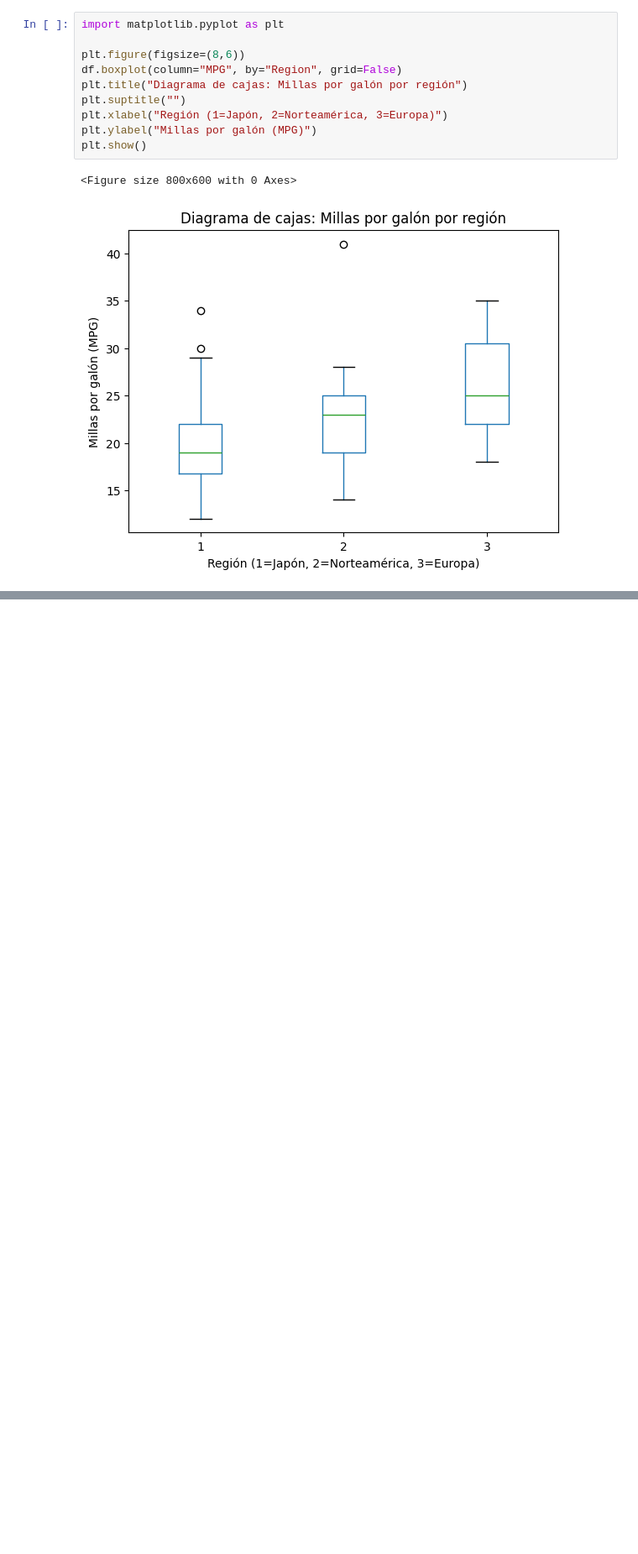
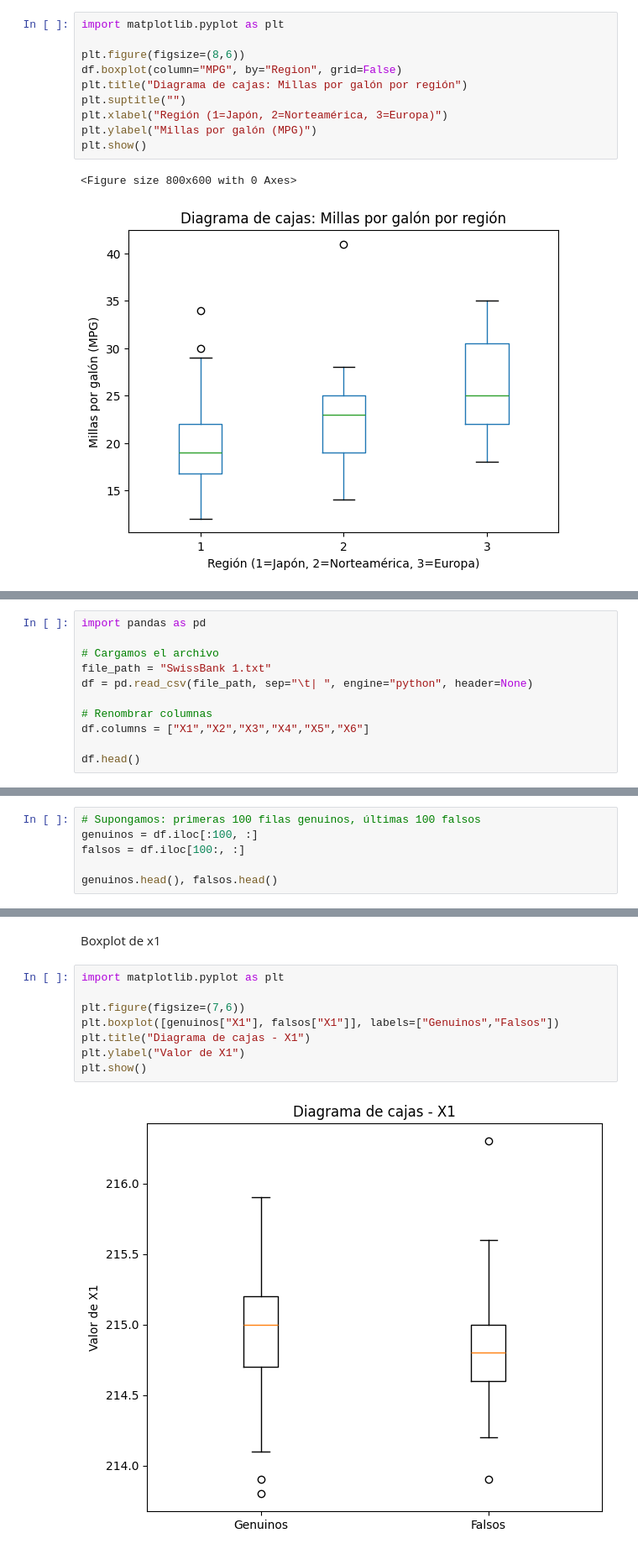
Before and after one commit to 1Enrique9/Ciencia-de-Datos, a Jupyter notebook: 7mo/Analisis_Multivariado/Tareas/Tarea1/T1.ipynb, the cells around one changed output, grey strips where cells are left out. Shown: that part at 84% size. Drawn from its saved outputs; the diff is of its cells as text; blank space fills up the shorter version.

```diff
--- a/7mo/Analisis_Multivariado/Tareas/Tarea1/T1.ipynb
+++ b/7mo/Analisis_Multivariado/Tareas/Tarea1/T1.ipynb
@@ -194,0 +199,11 @@ plt.show()
+# %%
+import pandas as pd
+
+# Cargamos el archivo
+file_path = "SwissBank 1.txt"
+df = pd.read_csv(file_path, sep="\t| ", engine="python", header=None)
+
+# Renombrar columnas
+df.columns = ["X1","X2","X3","X4","X5","X6"]
+
+df.head()
@@ -194,0 +217,6 @@ plt.show()
+# %%
+# Supongamos: primeras 100 filas genuinos, últimas 100 falsos
+genuinos = df.iloc[:100, :]
+falsos = df.iloc[100:, :]
+
+genuinos.head(), falsos.head()
@@ -194,0 +236,12 @@ plt.show()
+# %% [markdown]
+Boxplot de x1
+# %%
+import matplotlib.pyplot as plt
+
+plt.figure(figsize=(7,6))
+plt.boxplot([genuinos["X1"], falsos["X1"]], labels=["Genuinos","Falsos"])
+plt.title("Diagrama de cajas - X1")
+plt.ylabel("Valor de X1")
+plt.show()
+# %% [output]
+[figure, added]
```
Also changed, not shown: parts of 15 cells of this notebook, 1 other file.
